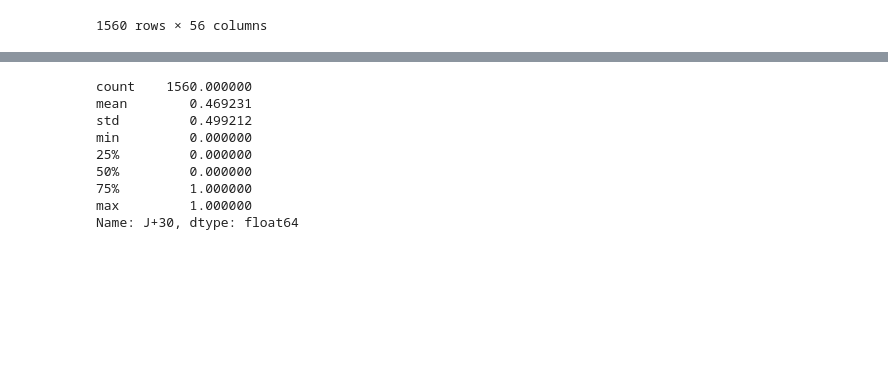
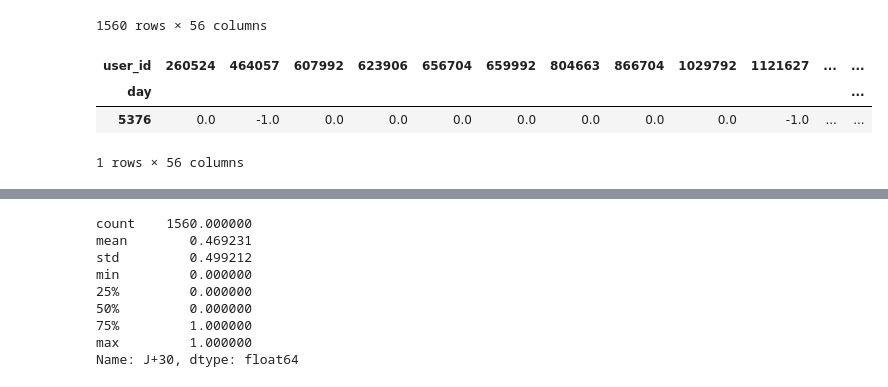
Before and after one commit to NlpProject2026/Social-Media-as-Predictive-Information-for-Stock-Market, a Jupyter notebook: src/social_media_as_predictive_information_for_stock_market/tsla_price_movement_prediction_via_stocktwits_sentiment.ipynb, the cells around one changed output, grey strips where cells are left out. Cells and saved outputs as stored; diff of their text form; code cells hidden in the pictures; blank space fills up the shorter version.

```diff
--- a/src/social_media_as_predictive_information_for_stock_market/tsla_price_movement_prediction_via_stocktwits_sentiment.ipynb
+++ b/src/social_media_as_predictive_information_for_stock_market/tsla_price_movement_prediction_via_stocktwits_sentiment.ipynb
@@ -15,8 +15,7 @@ from datetime import datetime
 # Loading Data
 # %%
 # Directory where CSV files are located
-path = '/home/hachani/Documents/Cours/UE/IA_717 (Natural Language Processing)/NLP_Project/StockTwits-from-2008-to-2022/data/finance.csv'
-
+path = '/home/hachani/Documents/Cours/UE/IA_717 (Natural Language Processing)/NLP_Project/Social-Media-as-Predictive-Information-for-Stock-Market/data/finance.csv'
 df = pd.read_csv(path)
 
 del path
@@ -382,6 +387,13 @@ X
 | 5841 | 0.0 | 0.0 | 0.0 | 0.0 | 0.0 | 0.0 | -1.000000 | 0.0 | 0.0 | 0.0 | ... | ... |
 | 5845 | 0.0 | 0.0 | 0.0 | 0.0 | 0.0 | 0.0 | -1.000000 | 0.0 | 0.0 | 0.0 | ... | ... |
 1560 rows × 56 columns
+# %%
+X.iloc[[1200]]
+# %% [output]
+| user_id | 260524 | 464057 | 607992 | 623906 | 656704 | 659992 | 804663 | 866704 | 1029792 | 1121627 | ... | ... |
+| day |  |  |  |  |  |  |  |  |  |  |  | ... |
+| 5376 | 0.0 | -1.0 | 0.0 | 0.0 | 0.0 | 0.0 | 0.0 | 0.0 | 0.0 | -1.0 | ... | ... |
+1 rows × 56 columns
 # %%
 X.describe()
 # %% [output]
```
Also changed, not shown: parts of 7 cells of this notebook, 7 other files.
